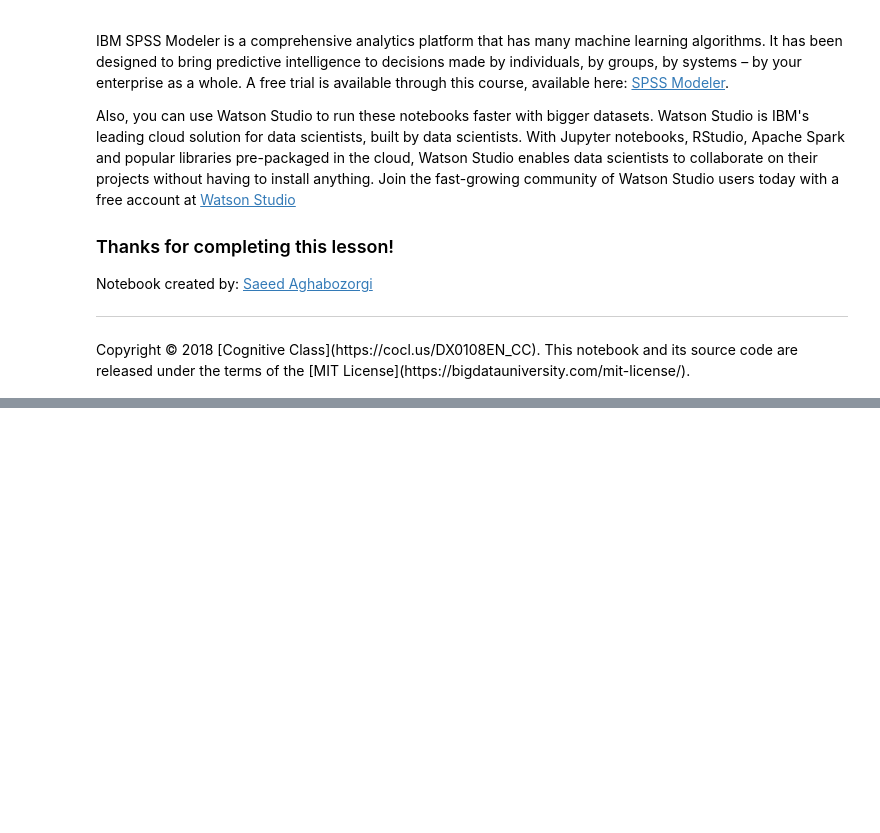
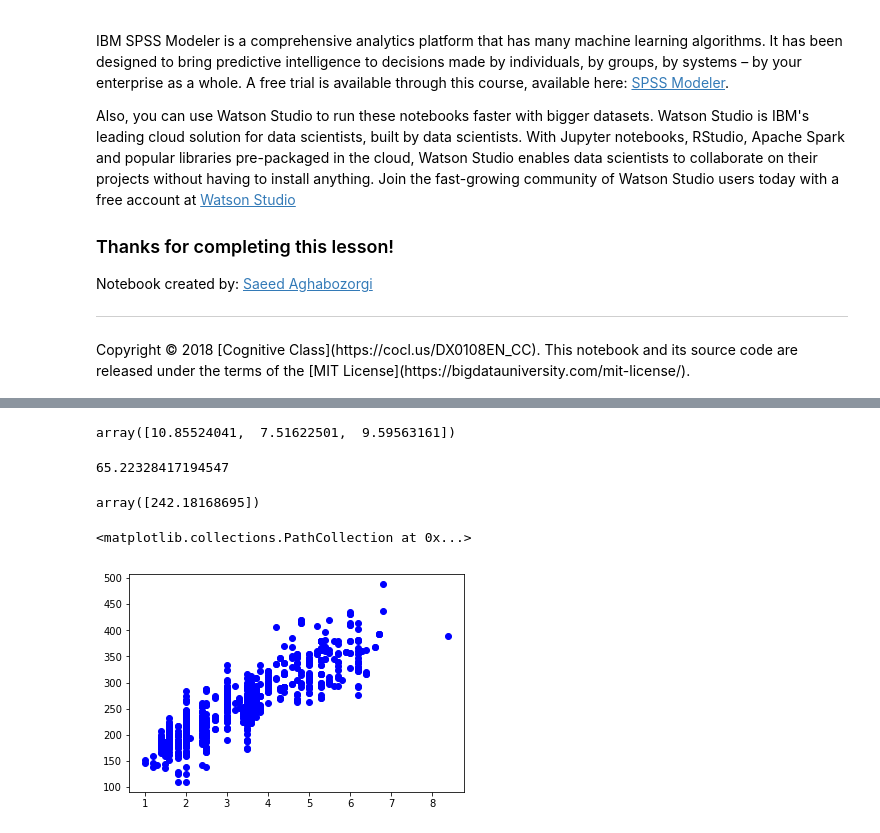
Before and after one commit to retuyu88/digitalentkominfo, a Jupyter notebook: Copy_of_ML0101EN_Reg_Simple_Linear_Regression_[ok].ipynb, the cells around one changed output, grey strips where cells are left out. Drawn from its saved outputs; the diff is of its cells as text; code cells hidden in the pictures; blank space fills up the shorter version.

```diff
--- a/Copy_of_ML0101EN_Reg_Simple_Linear_Regression_[ok].ipynb
+++ b/Copy_of_ML0101EN_Reg_Simple_Linear_Regression_[ok].ipynb
@@ -295,0 +250,18 @@ Copyright &copy; 2018 [Cognitive Class](https://cocl.us/DX0108EN_CC). This noteb
+# %%
+regr.coef_
+# %% [output]
+array([10.85524041,  7.51622501,  9.59563161])
+# %%
+regr.intercept_
+# %% [output]
+65.22328417194547
+# %%
+regr.predict([[4,5,10]])
+# %% [output]
+array([242.18168695])
+# %%
+#plot
+plt.scatter(train.ENGINESIZE, train.CO2EMISSIONS,  color='blue')
+# %% [output]
+<matplotlib.collections.PathCollection at 0x...>
+[figure, added]
```
Also changed, not shown: parts of 11 cells of this notebook.
